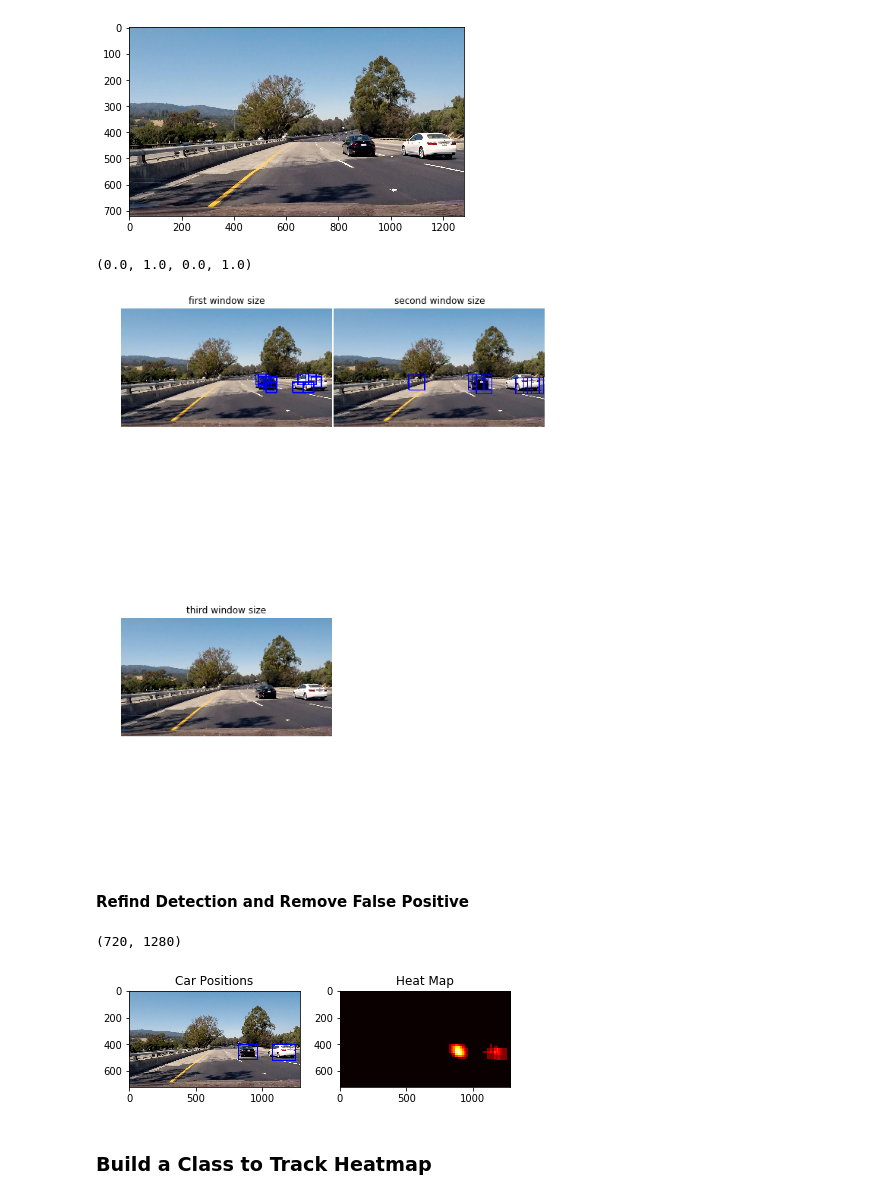
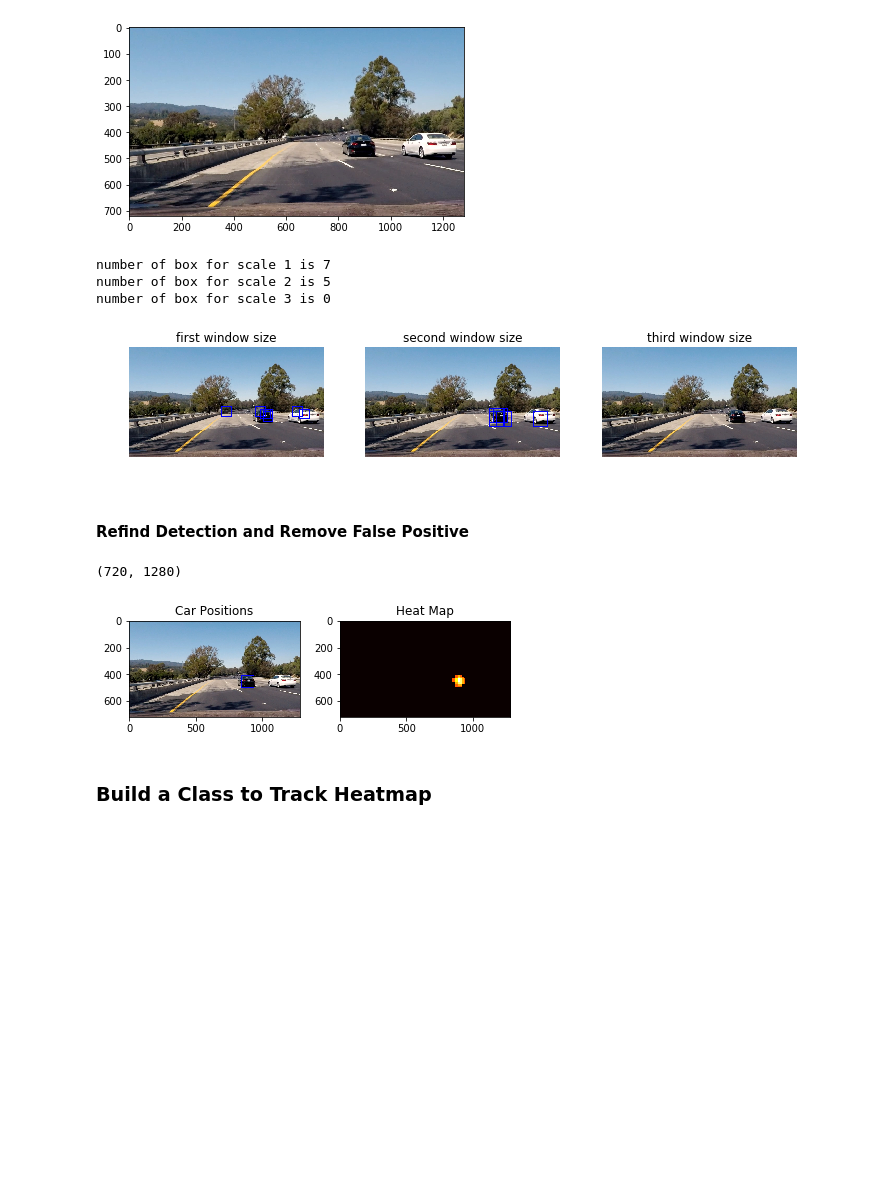
Before and after one commit to wenbo5565/AppliedProject_CarDetection, a Jupyter notebook: Object Detection.ipynb, the cells around one changed output. Cells and saved outputs as stored; diff of their text form; code cells hidden in the pictures; blank space fills up the shorter version.

```diff
--- a/Object Detection.ipynb
+++ b/Object Detection.ipynb
@@ -152,7 +152,7 @@ orient = 9 # number of orientation for binning
 pixel_per_cell = 8 # pixel per cell for histogram
 cell_per_block = 2 # cell per block for normalization (divided by L2 norm of vector of historgram value)
 hog_channel="ALL"
-colorspace = 'YUV'
+colorspace = 'YCrCb'
 
 def color_hist(img, nbins=32, bins_range=(0, 256)):
     # Compute the histogram of the color channels separately
@@ -235,7 +235,7 @@ y = np.hstack((np.ones(len(car_features)), np.zeros(len(notcar_features))))
 # rand_state = np.random.randint(0, 100)
 rand_state = 15
 X_train, X_test, y_train, y_test = train_test_split(
-    X, y, test_size=0.3, random_state=rand_state)
+    X, y, test_size=0.2, random_state=rand_state)
 
 print(X.shape,y.shape,X_train.shape)
 
@@ -251,7 +251,9 @@ print('Using:',orient,'orientations',pixel_per_cell,
     'pixels per cell and', cell_per_block,'cells per block')
 print('Feature vector length:', len(X_train[0]))
 # Use a linear SVC
-svc = LinearSVC() # linear kernel
+class_weight = {1:1,0:1}
+
+svc = LinearSVC(class_weight=class_weight) # linear kernel
 # Check the training time for the SVC
 t=time.time()
 svc.fit(X_train, y_train)
@@ -290,15 +292,21 @@ def find_cars(img, ystart, ystop, scale, svc, X_scaler, orient, pix_per_cell, ce
     Return
 
     """
+    xstart = 0
+    xstop = 1280
     bbox = []
     draw_img = np.copy(img) # image to be drew on
 
-    img = cv2.cvtColor(img, cv2.COLOR_RGB2YUV)
+    img = cv2.cvtColor(img, cv2.COLOR_RGB2YCrCb)
 
-    img_tosearch = img[ystart:ystop,:,:] # define search area
+    img_tosearch = img[ystart:ystop,xstart:xstop,:] # define search area
+    #print(img_tosearch.shape)
+
     if scale != 1:
         imshape = img_tosearch.shape
         img_tosearch = cv2.resize(img_tosearch, (np.int(imshape[1]/scale), np.int(imshape[0]/scale))) # rescale image
+        #plt.figure()
+        #plt.imshow(img_tosearch)
     h,w = img_tosearch[:,:,0].shape
     # Define blocks and steps as above
     nxblocks = (w // pix_per_cell) - cell_per_block + 1
@@ -356,50 +364,59 @@ pixel_per_cell = 8 # pixel per cell for histogram
 cell_per_block = 2 # cell per block for normalization (divided by L2 norm of vector of historgram value)
 orient = 9
 
-ystart = 400
-ystop = 550
+ystart = 390
+ystop = 500
 scale = 1
 img_scale1,bbox1 = find_cars(exampleImage, ystart, ystop, scale, svc, X_scaler, orient, pixel_per_cell, cell_per_block)
 
 ystart = 400
 ystop = 600
 scale = 1.5
 img_scale2,bbox2 = find_cars(exampleImage, ystart, ystop, scale, svc, X_scaler, orient, pixel_per_cell, cell_per_block)
 
 ystart = 450
-ystop = 700
+ystop = 650
 scale = 2
 img_scale3,bbox3 = find_cars(exampleImage, ystart, ystop, scale, svc, X_scaler, orient, pixel_per_cell, cell_per_block)
 
+
 ## visualize the detected area
 
-fig, axs = plt.subplots(2,2,figsize=(10,15))
-fig.subplots_adjust(hspace = 0, wspace=.01)
+fig, axs = plt.subplots(1,3,figsize=(10,15))
+fig.tight_layout()
 axs = axs.ravel()
 
 i = 0
 axs[i].imshow(img_scale1)
 axs[i].set_title("first window size")
 axs[i].axis('off')
 i += 1
 axs[i].imshow(img_scale2)
 axs[i].set_title("second window size")
 axs[i].axis('off')
 
 i += 1
 axs[i].imshow(img_scale3)
 axs[i].set_title("third window size")
 axs[i].axis('off')
 
-i += 1
-axs[i].axis('off')
+# i += 1
+# axs[i].axis('off')
+
+print("number of box for scale 1 is",len(bbox1))
+print("number of box for scale 2 is",len(bbox2))
+print("number of box for scale 3 is",len(bbox3))
 # %% [output]
-(0.0, 1.0, 0.0, 1.0)
+number of box for scale 1 is 7
+number of box for scale 2 is 5
+number of box for scale 3 is 0
-[figure, old version]
+[figure, new version]
 # %% [markdown]
 #### Refind Detection and Remove False Positive
 # %%
 from scipy.ndimage.measurements import label
+heat_threshold = 3
+
 
 def add_heat(heatmap, bbox_list):
     """
@@ -433,7 +450,8 @@ def draw_labeled_bboxes(img, labels):
     """
     @parameters:
     =================================
-    labels: tuple of 2 elements (array of unique features,number of features)
+    labels: tuple of 2 elements (array of unique features,number of features). If there are 2 cars, the array will have elements
+     numbered 1 or 2 in certain positions with all rest positions being 0
     """
     # Iterate through all detected cars
     for car_number in range(1, labels[1]+1):
@@ -456,7 +474,7 @@ print(heat.shape)
 heat = add_heat(heat,bbox)
 
 # Apply threshold to help remove false positives
-heat = apply_threshold(heat,1)
+heat = apply_threshold(heat,heat_threshold)
 
 # Visualize the heatmap when displaying
 heatmap = np.clip(heat, 0, 255)
@@ -500,7 +518,7 @@ plt.title('Heat Map')
 fig.tight_layout()
 # %% [output]
 (720, 1280)
-[figure, old version]
+[figure, new version]
 # %% [markdown]
 ### Build a Class to Track Heatmap
 # %%
```
Also changed, not shown: parts of 8 cells of this notebook, 1 other file.
